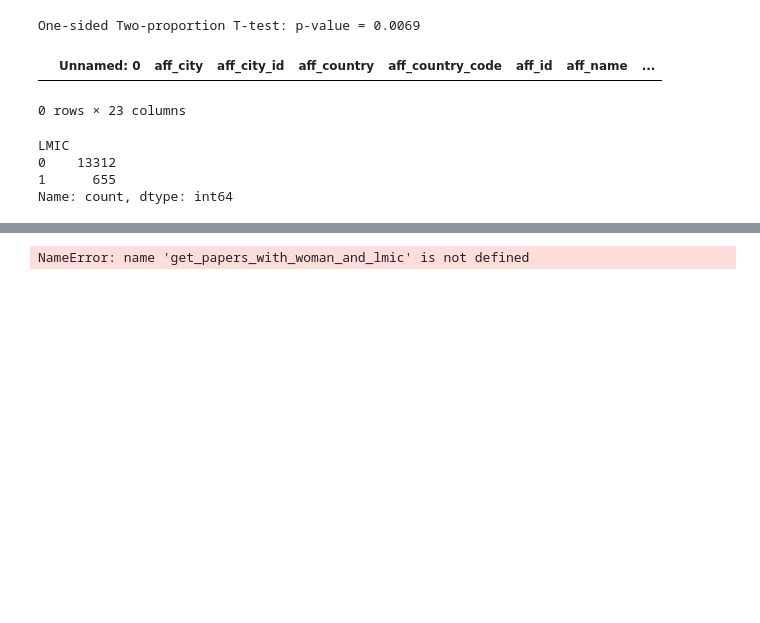
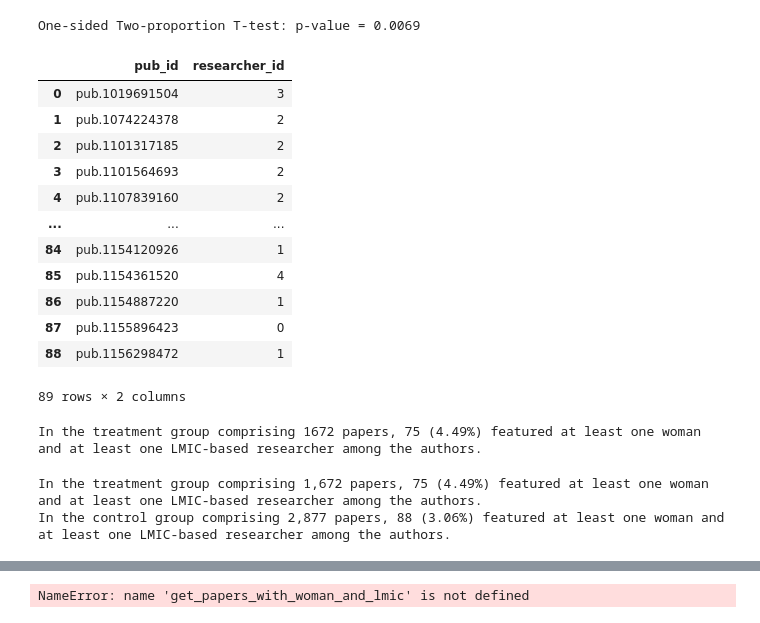
Before and after one commit to anpetushkov/OpenVsPrivateDatasets, a Jupyter notebook: OpenVsPrivateDataMaster.ipynb, the cells around one changed output, grey strips where cells are left out. Drawn from its saved outputs; the diff is of its cells as text; code cells hidden in the pictures; blank space fills up the shorter version.

Commit message:
edited gender analysis

```diff
--- a/OpenVsPrivateDataMaster.ipynb
+++ b/OpenVsPrivateDataMaster.ipynb
@@ -1838,12 +1874,62 @@ One-sided Two-proportion T-test: p-value = 0.0069
 # %%
-MIMIC_affli[(MIMIC_affli['gender']=='female')&( MIMIC_affli['LMIC']=='Yes')]
+MIMIC_affli[(MIMIC_affli['gender']=='female')&( MIMIC_affli['LMIC']==1)].groupby('pub_id').agg({'researcher_id':'count'}).reset_index()
 # %% [output]
-|  | Unnamed: 0 | aff_city | aff_city_id | aff_country | aff_country_code | aff_id | aff_name | ... |
+|  | pub_id | researcher_id |
+| 0 | pub.1019691504 | 3 |
+| 1 | pub.1074224378 | 2 |
+| 2 | pub.1101317185 | 2 |
+| 3 | pub.1101564693 | 2 |
+| 4 | pub.1107839160 | 2 |
+| ... | ... | ... |
+| 84 | pub.1154120926 | 1 |
+| 85 | pub.1154361520 | 4 |
+| 86 | pub.1154887220 | 1 |
+| 87 | pub.1155896423 | 0 |
+| 88 | pub.1156298472 | 1 |
-0 rows × 23 columns
+89 rows × 2 columns
-# %%
-MIMIC_affli['LMIC'].value_counts()
-# %% [output]
-LMIC
-0    13312
-1      655
-Name: count, dtype: int64
+# %%
+# Filter for papers with at least one woman and at least one LMIC-based researcher
+filtered_papers = MIMIC_affli[(MIMIC_affli['gender'] == 'female') & (MIMIC_affli['LMIC'] == 1)]
+
+# Group by publication id and count the number of researchers
+grouped_papers = filtered_papers.groupby('pub_id').agg({'researcher_id': 'count'}).reset_index()
+
+# Count the number of publications with at least one such researcher
+num_papers_with_criteria = len(grouped_papers[grouped_papers['researcher_id'] >= 1])
+
+# Total number of papers in the treatment group
+total_papers = 1672
+
+# Calculate the percentage
+percentage = (num_papers_with_criteria / total_papers) * 100
+
+print(f"In the treatment group comprising {total_papers} papers, {num_papers_with_criteria} ({percentage:.2f}%) featured at least one woman and at least one LMIC-based researcher among the authors.")
+# %% [output]
+In the treatment group comprising 1672 papers, 75 (4.49%) featured at least one woman and at least one LMIC-based researcher among the authors.
+# %%
+
+def get_papers_with_woman_and_lmic(df, total_papers):
+
+    # Filter for papers with at least one woman and at least one LMIC-based researcher
+    filtered_papers = df[(df['gender'] == 'female') & (df['LMIC'] == 1)]
+
+    # Group by publication id and count the number of researchers
+    grouped_papers = filtered_papers.groupby('pub_id').agg({'researcher_id': 'count'}).reset_index()
+
+    # Count the number of publications with at least one such researcher
+    num_papers_with_criteria = len(grouped_papers[grouped_papers['researcher_id'] >= 1])
+
+    # Calculate the percentage
+    percentage = (num_papers_with_criteria / total_papers) * 100
+
+    return num_papers_with_criteria, percentage
+
+# Example usage
+# Assuming MIMIC_affli is the DataFrame you're working with
+MIMIC_num_papers, MIMIC_percent = get_papers_with_woman_and_lmic(MIMIC_affli, 1672)
+Control_num_papers, Control_percent = get_papers_with_woman_and_lmic(Control_affli, 2877)
+print(f"In the treatment group comprising 1,672 papers, {MIMIC_num_papers} ({MIMIC_percent:.2f}%) featured at least one woman and at least one LMIC-based researcher among the authors.")
+print(f"In the control group comprising 2,877 papers, {Control_num_papers} ({Control_percent:.2f}%) featured at least one woman and at least one LMIC-based researcher among the authors.")
+# %% [output]
+In the treatment group comprising 1,672 papers, 75 (4.49%) featured at least one woman and at least one LMIC-based researcher among the authors.
+In the control group comprising 2,877 papers, 88 (3.06%) featured at least one woman and at least one LMIC-based researcher among the authors.
```
Also changed, not shown: parts of 31 cells of this notebook.
